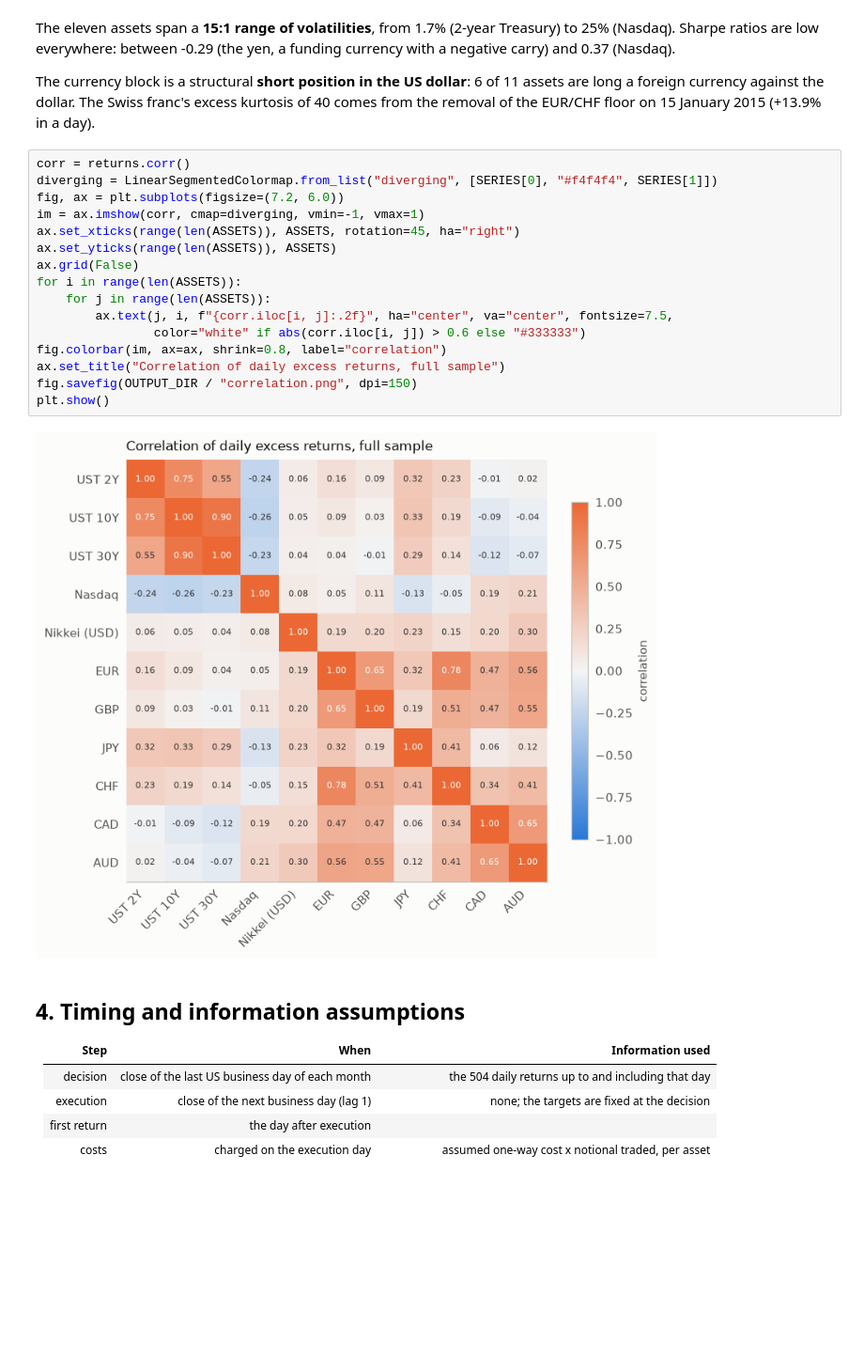
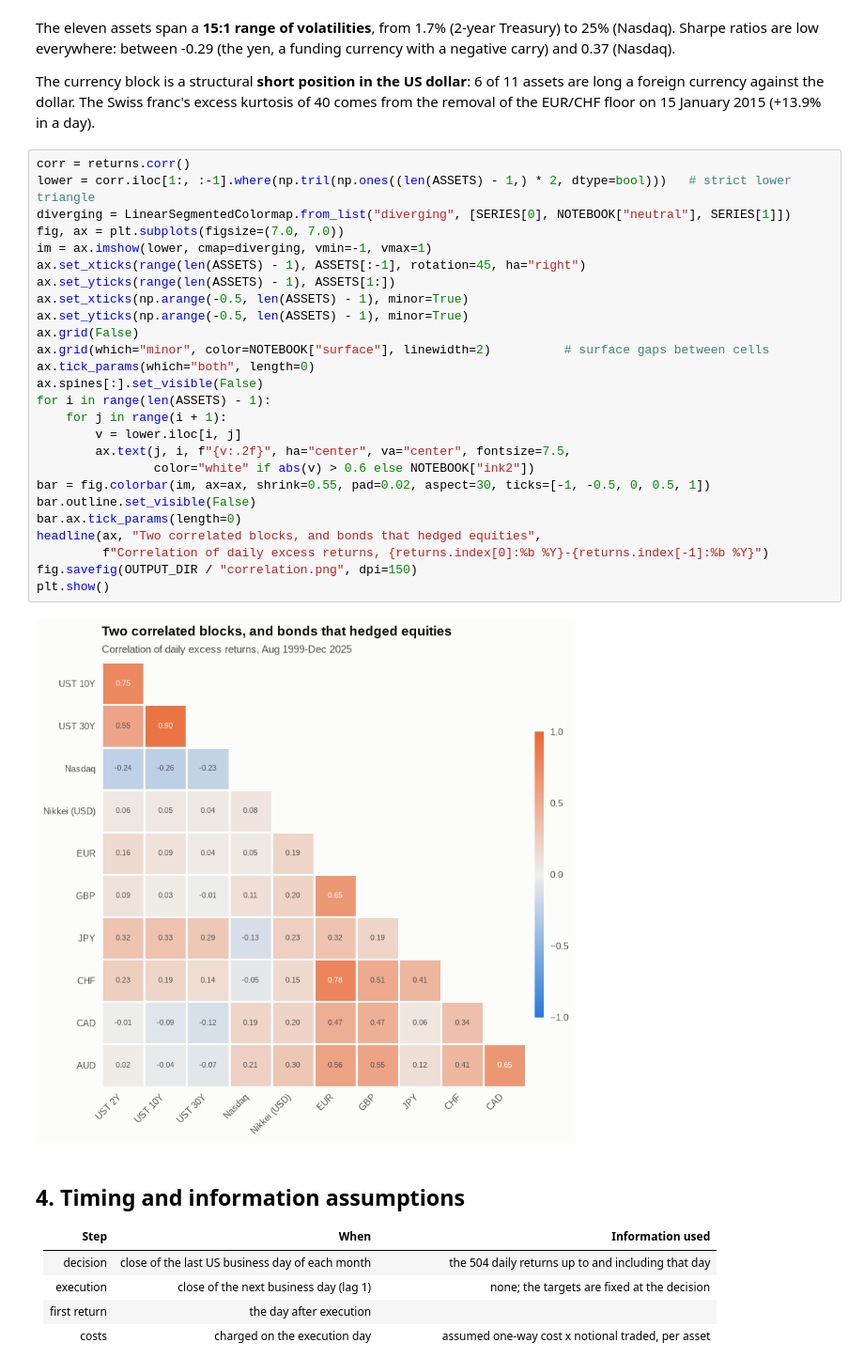
Before and after one commit to paolo993788/Algorithmic-trading, a Jupyter notebook: notebooks/portfolio_construction/portfolio_construction_under_estimation_error.ipynb, the cells around one changed output. Shown at 94% size. Drawn from its saved outputs; the diff is of its cells as text; blank space fills up the shorter version.

```diff
--- a/notebooks/portfolio_construction/portfolio_construction_under_estimation_error.ipynb
+++ b/notebooks/portfolio_construction/portfolio_construction_under_estimation_error.ipynb
@@ -142,22 +143,32 @@ The eleven assets span a **15:1 range of volatilities**, from 1.7% (2-year Treas
 The currency block is a structural **short position in the US dollar**: 6 of 11 assets are long a foreign currency against the dollar. The Swiss franc's excess kurtosis of 40 comes from the removal of the EUR/CHF floor on 15 January 2015 (+13.9% in a day).
 # %%
 corr = returns.corr()
-diverging = LinearSegmentedColormap.from_list("diverging", [SERIES[0], "#f4f4f4", SERIES[1]])
-fig, ax = plt.subplots(figsize=(7.2, 6.0))
-im = ax.imshow(corr, cmap=diverging, vmin=-1, vmax=1)
-ax.set_xticks(range(len(ASSETS)), ASSETS, rotation=45, ha="right")
-ax.set_yticks(range(len(ASSETS)), ASSETS)
+lower = corr.iloc[1:, :-1].where(np.tril(np.ones((len(ASSETS) - 1,) * 2, dtype=bool)))   # strict lower triangle
+diverging = LinearSegmentedColormap.from_list("diverging", [SERIES[0], NOTEBOOK["neutral"], SERIES[1]])
+fig, ax = plt.subplots(figsize=(7.0, 7.0))
+im = ax.imshow(lower, cmap=diverging, vmin=-1, vmax=1)
+ax.set_xticks(range(len(ASSETS) - 1), ASSETS[:-1], rotation=45, ha="right")
+ax.set_yticks(range(len(ASSETS) - 1), ASSETS[1:])
+ax.set_xticks(np.arange(-0.5, len(ASSETS) - 1), minor=True)
+ax.set_yticks(np.arange(-0.5, len(ASSETS) - 1), minor=True)
 ax.grid(False)
-for i in range(len(ASSETS)):
-    for j in range(len(ASSETS)):
-        ax.text(j, i, f"{corr.iloc[i, j]:.2f}", ha="center", va="center", fontsize=7.5,
-                color="white" if abs(corr.iloc[i, j]) > 0.6 else "#333333")
-fig.colorbar(im, ax=ax, shrink=0.8, label="correlation")
-ax.set_title("Correlation of daily excess returns, full sample")
+ax.grid(which="minor", color=NOTEBOOK["surface"], linewidth=2)          # surface gaps between cells
+ax.tick_params(which="both", length=0)
+ax.spines[:].set_visible(False)
+for i in range(len(ASSETS) - 1):
+    for j in range(i + 1):
+        v = lower.iloc[i, j]
+        ax.text(j, i, f"{v:.2f}", ha="center", va="center", fontsize=7.5,
+                color="white" if abs(v) > 0.6 else NOTEBOOK["ink2"])
+bar = fig.colorbar(im, ax=ax, shrink=0.55, pad=0.02, aspect=30, ticks=[-1, -0.5, 0, 0.5, 1])
+bar.outline.set_visible(False)
+bar.ax.tick_params(length=0)
+headline(ax, "Two correlated blocks, and bonds that hedged equities",
+         f"Correlation of daily excess returns, {returns.index[0]:%b %Y}-{returns.index[-1]:%b %Y}")
 fig.savefig(OUTPUT_DIR / "correlation.png", dpi=150)
 plt.show()
 # %% [output]
-[figure, old version]
+[figure, new version]
 # %% [markdown]
 ## 4. Timing and information assumptions
 
```
Also changed, not shown: parts of 10 cells of this notebook, 13 other files.
